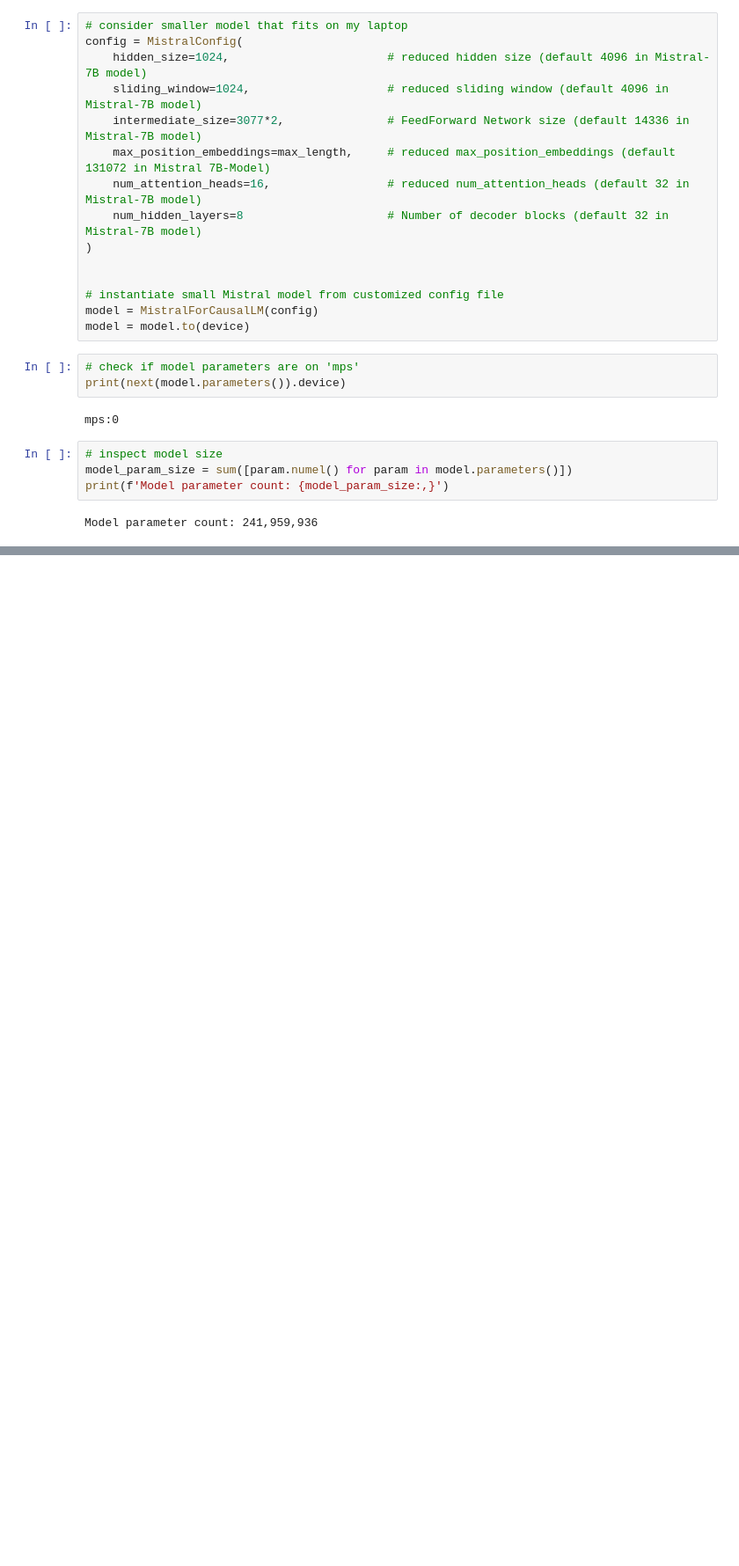
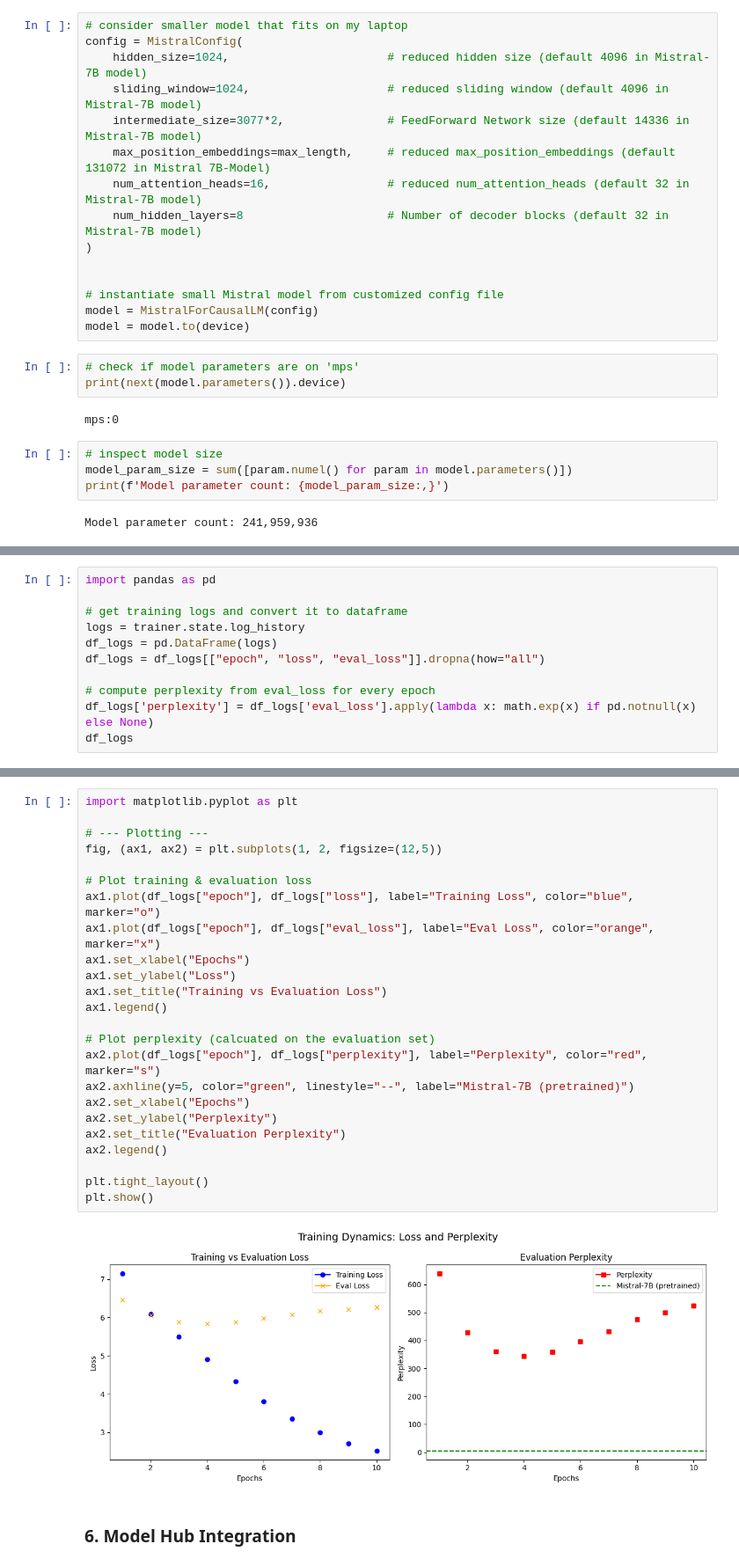
Before and after one commit to bachephysicdun/build-prod-ready-llms-from-scratch, a Jupyter notebook: 02_pretraining_supervised-learning_fine-tuning _RLHF/notebooks/training.ipynb, the cells around one changed output, grey strips where cells are left out. Shown at 88% size. Cells and saved outputs as stored; diff of their text form; blank space fills up the shorter version.

```diff
--- a/02_pretraining_supervised-learning_fine-tuning _RLHF/notebooks/training.ipynb
+++ b/02_pretraining_supervised-learning_fine-tuning _RLHF/notebooks/training.ipynb
@@ -340,0 +420,11 @@ Setting `pad_token_id` to `eos_token_id`:2 for open-end generation.
+# %%
+import pandas as pd
+
+# get training logs and convert it to dataframe
+logs = trainer.state.log_history
+df_logs = pd.DataFrame(logs)
+df_logs = df_logs[["epoch", "loss", "eval_loss"]].dropna(how="all")
+
+# compute perplexity from eval_loss for every epoch
+df_logs['perplexity'] = df_logs['eval_loss'].apply(lambda x: math.exp(x) if pd.notnull(x) else None)
+df_logs
@@ -341,2 +449,30 @@ Setting `pad_token_id` to `eos_token_id`:2 for open-end generation.
+# %%
+import matplotlib.pyplot as plt
+
+# --- Plotting ---
+fig, (ax1, ax2) = plt.subplots(1, 2, figsize=(12,5))
+
+# Plot training & evaluation loss
+ax1.plot(df_logs["epoch"], df_logs["loss"], label="Training Loss", color="blue", marker="o")
+ax1.plot(df_logs["epoch"], df_logs["eval_loss"], label="Eval Loss", color="orange", marker="x")
+ax1.set_xlabel("Epochs")
+ax1.set_ylabel("Loss")
+ax1.set_title("Training vs Evaluation Loss")
+ax1.legend()
+
+# Plot perplexity (calcuated on the evaluation set)
+ax2.plot(df_logs["epoch"], df_logs["perplexity"], label="Perplexity", color="red", marker="s")
+ax2.axhline(y=5, color="green", linestyle="--", label="Mistral-7B (pretrained)")
+ax2.set_xlabel("Epochs")
+ax2.set_ylabel("Perplexity")
+ax2.set_title("Evaluation Perplexity")
+ax2.legend()
+
+plt.tight_layout()
+plt.show()
+# %% [output]
+[figure, added]
+# %% [markdown]
+### 6. Model Hub Integration
 # %%
 # push the model to huggingface hub (we want to use it later for fine tuning)
```
Also changed, not shown: parts of 22 cells of this notebook.
